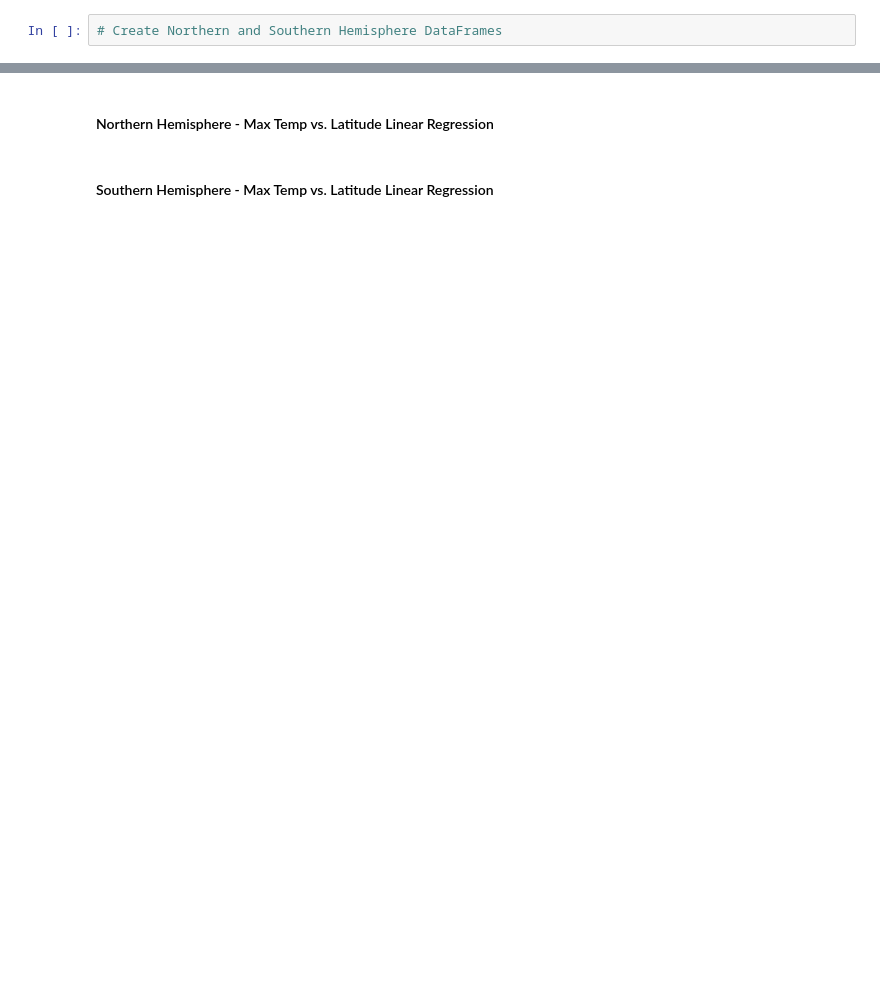
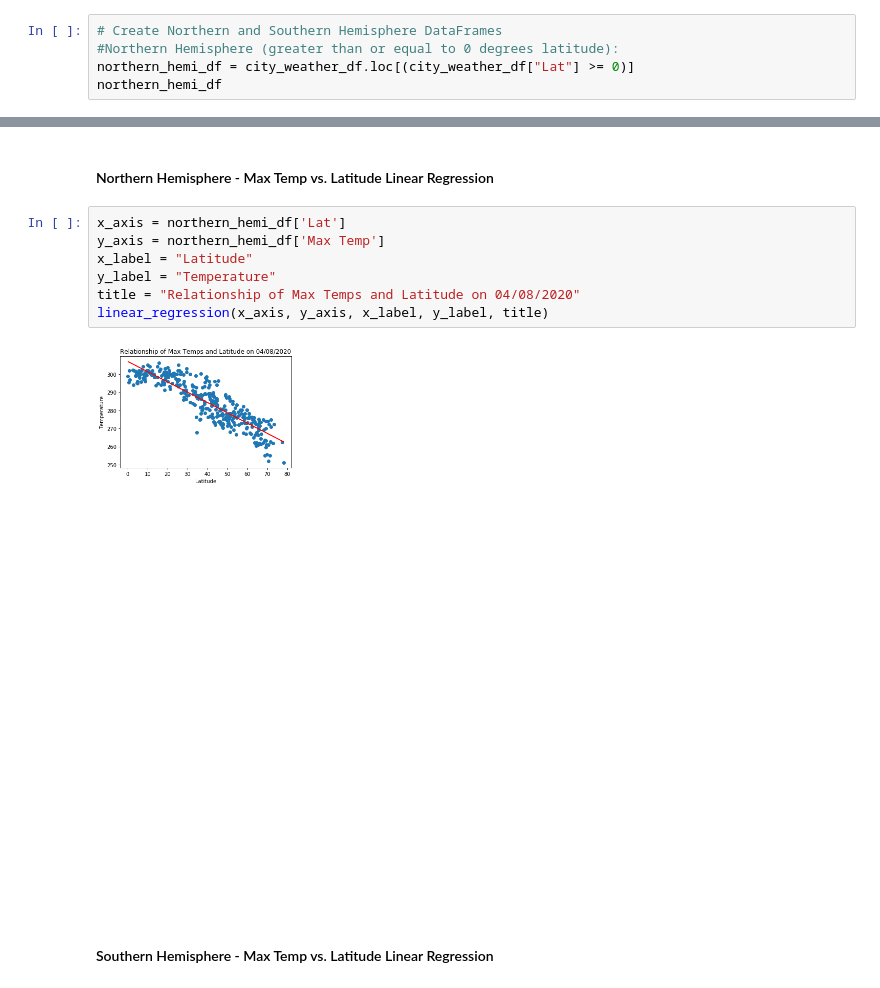
Before and after one commit to cynthiakellogg/python-api-challenge, a Jupyter notebook: WeatherPy/WeatherPy.ipynb, the cells around one changed output, grey strips where cells are left out. Saved outputs shown, nothing was run; the diff lists cells and outputs as text; blank space fills up the shorter version.

Commit message:
finished weatherPy

```diff
--- a/WeatherPy/WeatherPy.ipynb
+++ b/WeatherPy/WeatherPy.ipynb
@@ -204,2 +216,5 @@ plt.show()
 # %%
 # Create Northern and Southern Hemisphere DataFrames
+#Northern Hemisphere (greater than or equal to 0 degrees latitude):
+northern_hemi_df = city_weather_df.loc[(city_weather_df["Lat"] >= 0)]
+northern_hemi_df
@@ -206,4 +253,13 @@ plt.show()
 # %% [markdown]
 ####  Northern Hemisphere - Max Temp vs. Latitude Linear Regression
+# %%
+x_axis = northern_hemi_df['Lat']
+y_axis = northern_hemi_df['Max Temp']
+x_label = "Latitude"
+y_label = "Temperature"
+title = "Relationship of Max Temps and Latitude on 04/08/2020"
+linear_regression(x_axis, y_axis, x_label, y_label, title)
+# %% [output]
+[figure, added]
 # %% [markdown]
 ####  Southern Hemisphere - Max Temp vs. Latitude Linear Regression
```
Also changed, not shown: parts of 19 cells of this notebook, 1 other file.
